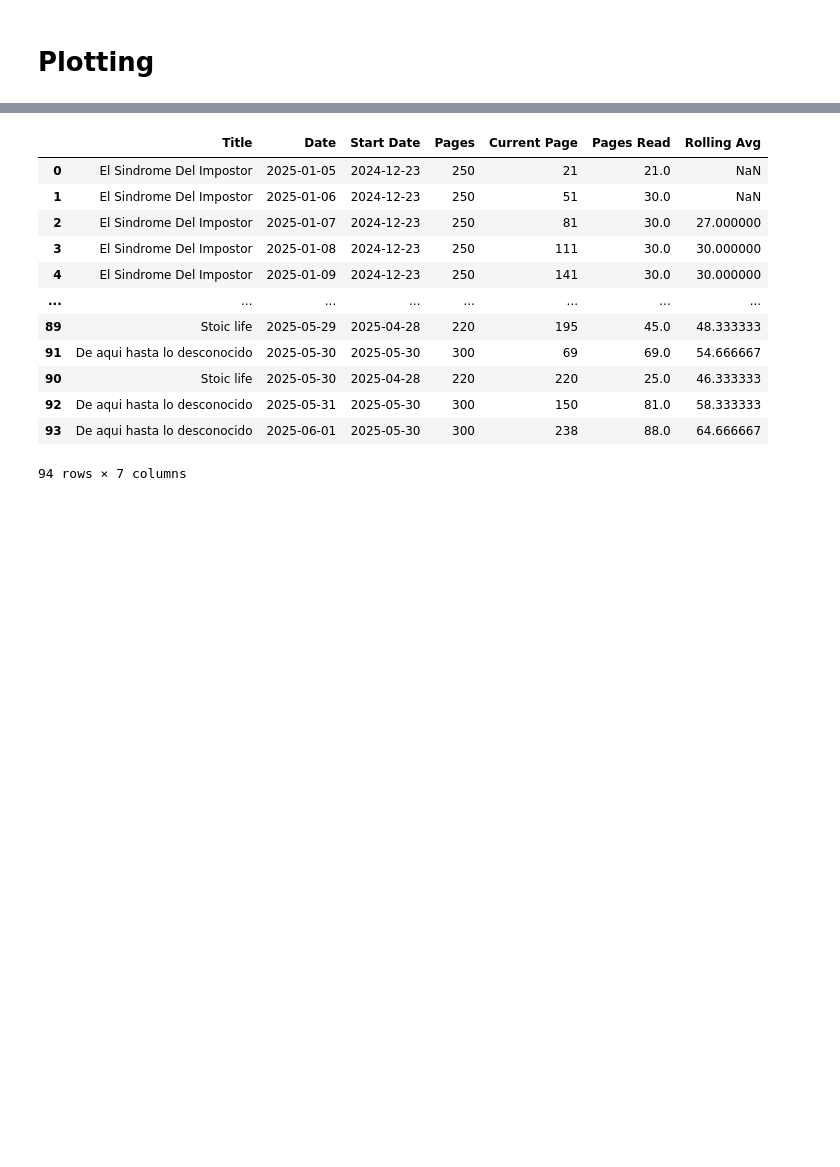
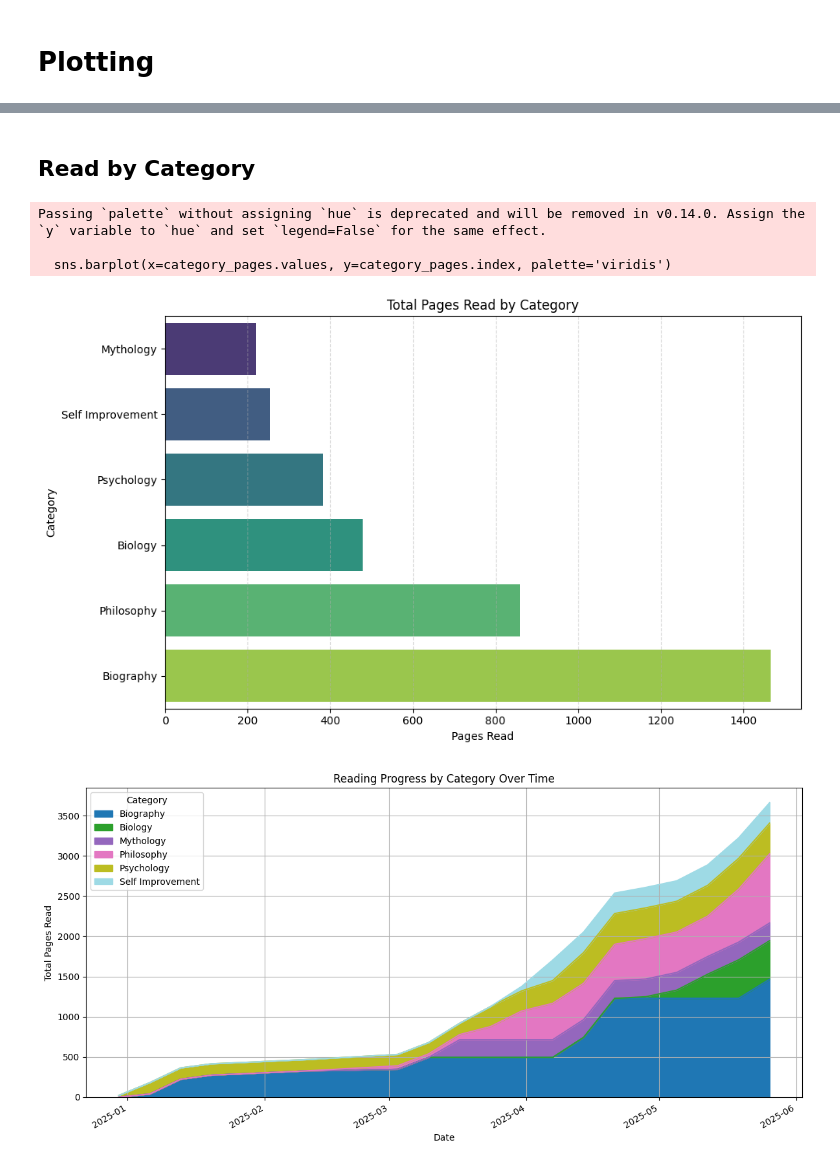
Before and after one commit to Cris2907/lecture-insights, a Jupyter notebook: lecture-insights.ipynb, the cells around one changed output, grey strips where cells are left out. Saved outputs shown, nothing was run; the diff lists cells and outputs as text; code cells hidden in the pictures; blank space fills up the shorter version.

```diff
--- a/lecture-insights.ipynb
+++ b/lecture-insights.ipynb
@@ -70,17 +84,38 @@ plt.show()
+# %% [markdown]
+## Read by Category
 # %%
-# Rolling average of pages read
+
+category_pages = books_read.groupby('Category')['Pages Read'].sum().sort_values()
+
+plt.figure(figsize=(10, 6))
+sns.barplot(x=category_pages.values, y=category_pages.index, palette='viridis')
+plt.title("Total Pages Read by Category")
+plt.xlabel("Pages Read")
+plt.ylabel("Category")
+plt.grid(axis='x', linestyle='--', alpha=0.5)
+plt.tight_layout()
+plt.show()
+# %% [output]
+Passing `palette` without assigning `hue` is deprecated and will be removed in v0.14.0. Assign the `y` variable to `hue` and set `legend=False` for the same effect.
+
+  sns.barplot(x=category_pages.values, y=category_pages.index, palette='viridis')
+[figure, added]
 # %%
+books_read['Date'] = pd.to_datetime(books_read['Date'])
+
+# Group by Date and Category
+books_read['Week'] = books_read['Date'].dt.to_period('W').apply(lambda r: r.start_time)
+
+pivot = books_read.pivot_table(index='Week', columns='Category', values='Pages Read', aggfunc='sum').fillna(0)
+
+pivot = pivot.cumsum()  # Optional: cumulative reading
+
+pivot.plot.area(figsize=(12, 6), colormap='tab20')
+plt.title("Reading Progress by Category Over Time")
+plt.ylabel("Total Pages Read")
+plt.xlabel("Date")
+plt.grid(True)
+plt.tight_layout()
+plt.show()
 # %% [output]
-|  | Title | Date | Start Date | Pages | Current Page | Pages Read | Rolling Avg |
-| 0 | El Sindrome Del Impostor | 2025-01-05 | 2024-12-23 | 250 | 21 | 21.0 | NaN |
-| 1 | El Sindrome Del Impostor | 2025-01-06 | 2024-12-23 | 250 | 51 | 30.0 | NaN |
-| 2 | El Sindrome Del Impostor | 2025-01-07 | 2024-12-23 | 250 | 81 | 30.0 | 27.000000 |
-| 3 | El Sindrome Del Impostor | 2025-01-08 | 2024-12-23 | 250 | 111 | 30.0 | 30.000000 |
-| 4 | El Sindrome Del Impostor | 2025-01-09 | 2024-12-23 | 250 | 141 | 30.0 | 30.000000 |
-| ... | ... | ... | ... | ... | ... | ... | ... |
-| 89 | Stoic life | 2025-05-29 | 2025-04-28 | 220 | 195 | 45.0 | 48.333333 |
-| 91 | De aqui hasta lo desconocido | 2025-05-30 | 2025-05-30 | 300 | 69 | 69.0 | 54.666667 |
-| 90 | Stoic life | 2025-05-30 | 2025-04-28 | 220 | 220 | 25.0 | 46.333333 |
-| 92 | De aqui hasta lo desconocido | 2025-05-31 | 2025-05-30 | 300 | 150 | 81.0 | 58.333333 |
-| 93 | De aqui hasta lo desconocido | 2025-06-01 | 2025-05-30 | 300 | 238 | 88.0 | 64.666667 |
-94 rows × 7 columns
+[figure, added]
```
Also changed, not shown: parts of 11 cells of this notebook, 3 other files.
